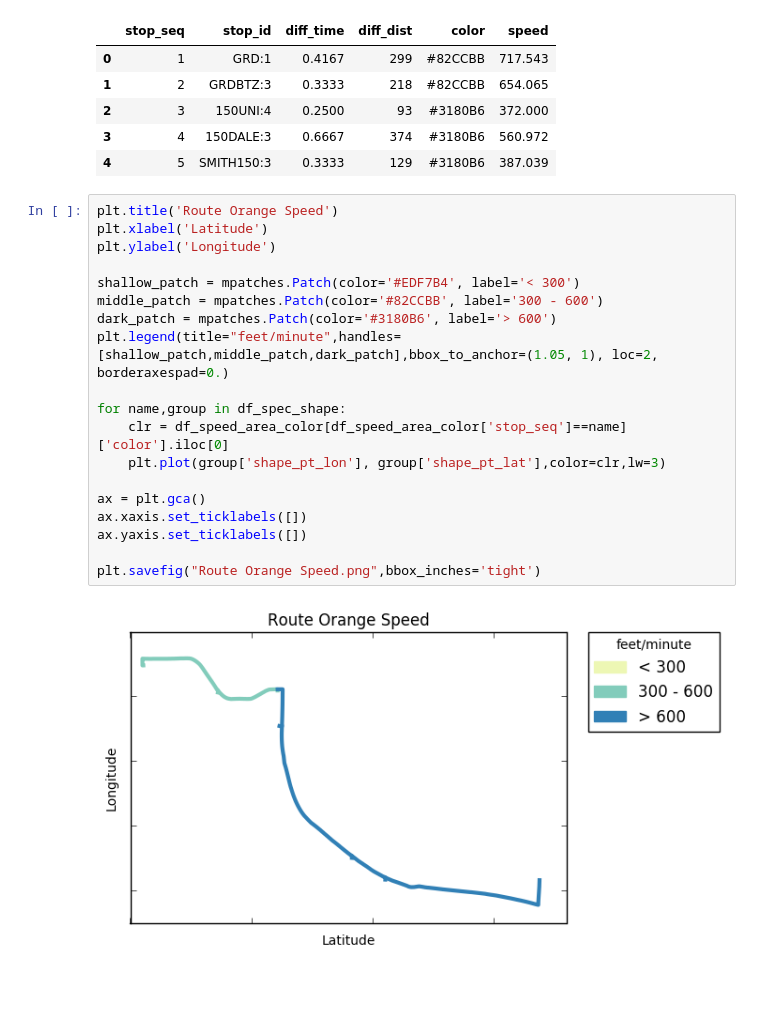
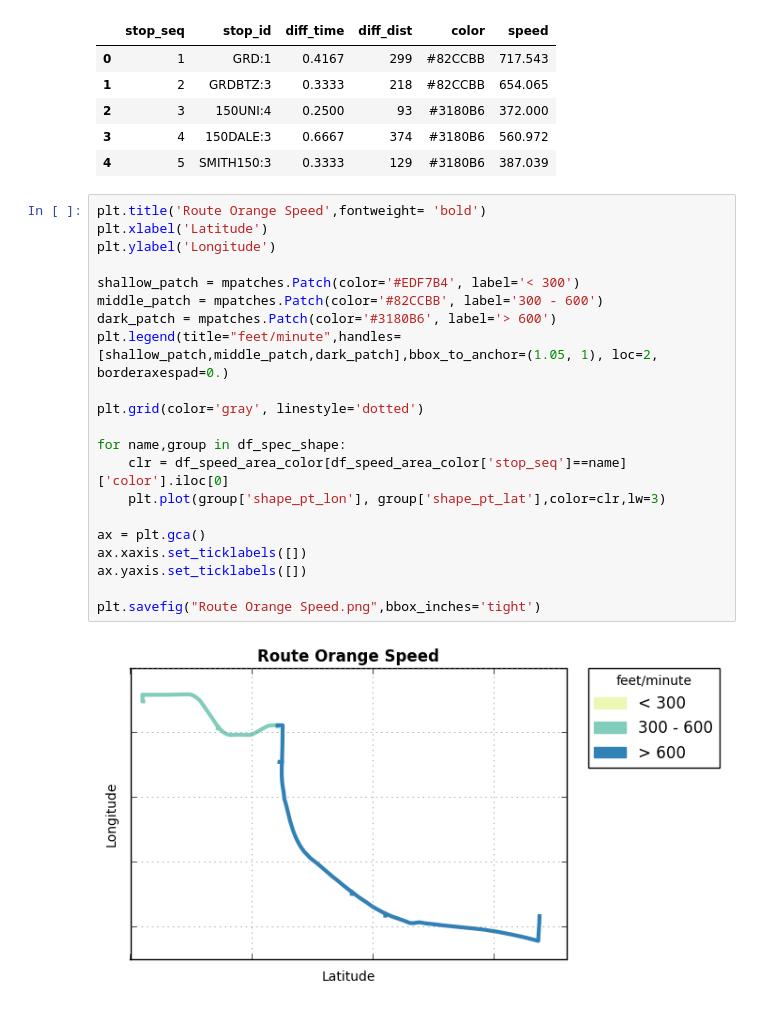
Before and after one commit to huilyu2/project-spring2017, a Jupyter notebook: part1/Trace+Tracking.ipynb, the cells around one changed output. Drawn from its saved outputs; the diff is of its cells as text.

```diff
--- a/part1/Trace+Tracking.ipynb
+++ b/part1/Trace+Tracking.ipynb
@@ -76,26 +80,28 @@ df_speed_area_color.head()
 | 3 | 4 | 150DALE:3 | 0.6667 | 374 | #3180B6 | 560.972 |
 | 4 | 5 | SMITH150:3 | 0.3333 | 129 | #3180B6 | 387.039 |
 # %%
-plt.title('Route Orange Speed')
+plt.title('Route Orange Speed',fontweight= 'bold')
 plt.xlabel('Latitude')
 plt.ylabel('Longitude')
 
 shallow_patch = mpatches.Patch(color='#EDF7B4', label='< 300')
 middle_patch = mpatches.Patch(color='#82CCBB', label='300 - 600')
 dark_patch = mpatches.Patch(color='#3180B6', label='> 600')
 plt.legend(title="feet/minute",handles=[shallow_patch,middle_patch,dark_patch],bbox_to_anchor=(1.05, 1), loc=2, borderaxespad=0.)
+
+plt.grid(color='gray', linestyle='dotted')
 
 for name,group in df_spec_shape:
     clr = df_speed_area_color[df_speed_area_color['stop_seq']==name]['color'].iloc[0]
     plt.plot(group['shape_pt_lon'], group['shape_pt_lat'],color=clr,lw=3)
 
 ax = plt.gca()
 ax.xaxis.set_ticklabels([])
 ax.yaxis.set_ticklabels([])
 
 plt.savefig("Route Orange Speed.png",bbox_inches='tight')
 # %% [output]
-[figure, old version]
+[figure, new version]
 # %%
 df_speed_color = pd.read_csv("speed_color.csv")
 df_speed_color.head()
```
Also changed, not shown: parts of 4 cells of this notebook, 2 other files.
